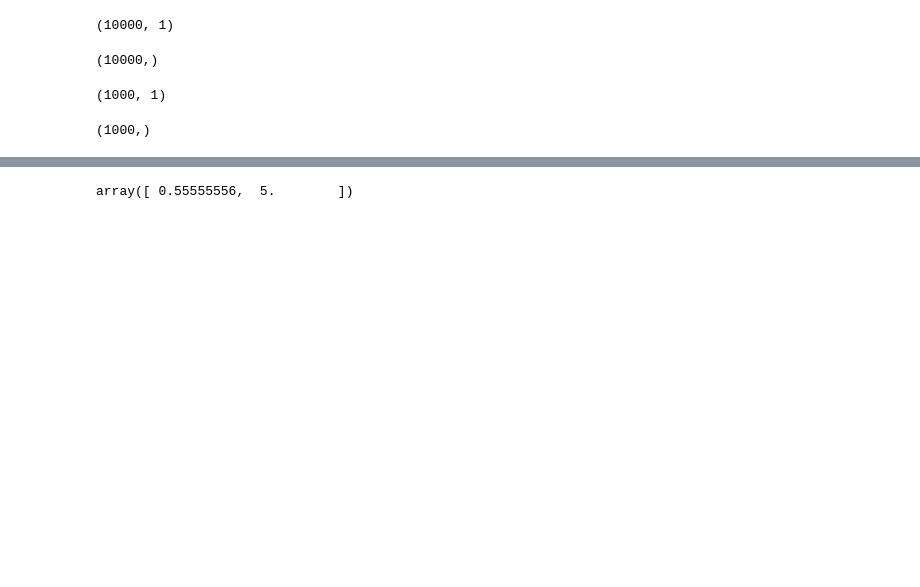
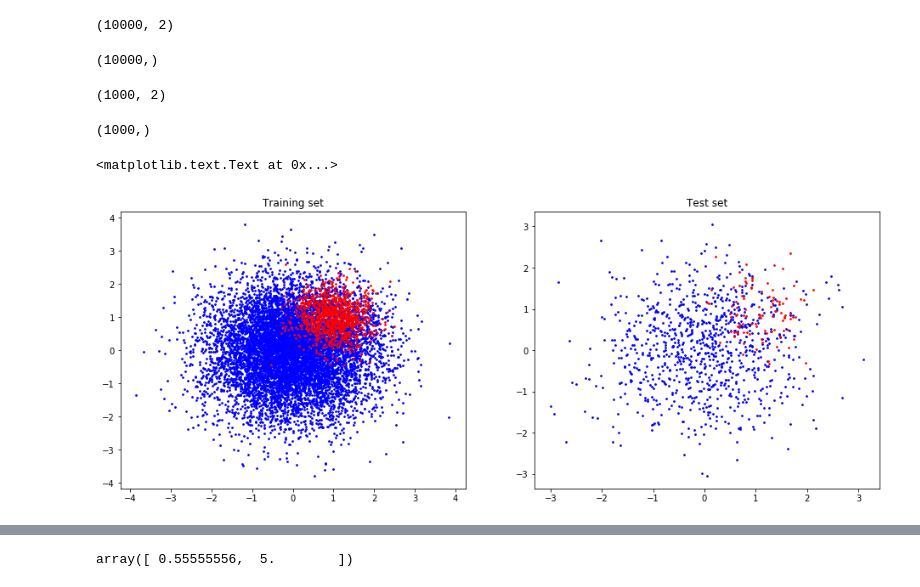
Before and after one commit to tambetm/pgexperiments, a Jupyter notebook: AUC.ipynb, the cells around one changed output, grey strips where cells are left out. Saved outputs shown, nothing was run; the diff lists cells and outputs as text; code cells hidden in the pictures; blank space fills up the shorter version.

```diff
--- a/AUC.ipynb
+++ b/AUC.ipynb
@@ -1,28 +1,45 @@
 # %%
 import numpy as np
 
-num_features = 1
+num_features = 2
 loc = 1
+scale = 0.5
 
-x_train = np.vstack([np.random.normal(size=(9000, num_features)), np.random.normal(loc=loc, size=(1000, num_features))])
+x_train = np.vstack([np.random.normal(size=(9000, num_features)), np.random.normal(loc=loc, scale=scale, size=(1000, num_features))])
 x_train.shape
 # %% [output]
-(10000, 1)
+(10000, 2)
 # %%
 y_train = np.hstack([np.zeros((9000,)), np.ones((1000,))])
 y_train.shape
 # %% [output]
 (10000,)
 # %%
-x_test = np.vstack([np.random.normal(size=(900, num_features)), np.random.normal(loc=loc, size=(100, num_features))])
+x_test = np.vstack([np.random.normal(size=(900, num_features)), np.random.normal(loc=loc, scale=scale, size=(100, num_features))])
 x_test.shape
 # %% [output]
-(1000, 1)
+(1000, 2)
 # %%
 y_test = np.hstack([np.zeros((900,)), np.ones((100,))])
 y_test.shape
 # %% [output]
 (1000,)
+# %%
+import matplotlib.pyplot as plt
+%matplotlib inline
+
+plt.figure(figsize=(16,6))
+plt.subplot(1, 2, 1)
+plt.scatter(x_train[:9000, 0], x_train[:9000, 1], s=3, c='b')
+plt.scatter(x_train[9000:, 0], x_train[9000:, 1], s=3, c='r')
+plt.title("Training set")
+plt.subplot(1, 2, 2)
+plt.scatter(x_test[:900, 0], x_test[:900, 1], s=3, c='b')
+plt.scatter(x_test[900:, 0], x_test[900:, 1], s=3, c='r')
+plt.title("Test set")
+# %% [output]
+<matplotlib.text.Text at 0x...>
+[figure, added]
 # %%
 from keras.models import Sequential
 from keras.layers import Dense
```
Also changed, not shown: parts of 18 cells of this notebook, 3 other files.
